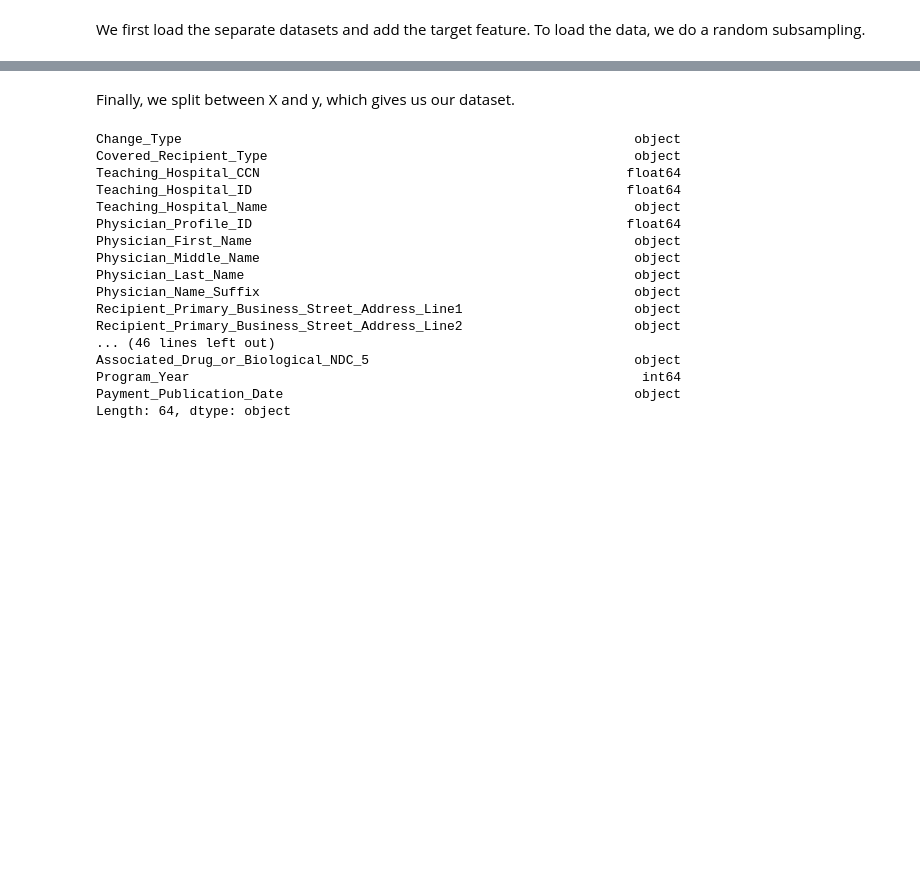
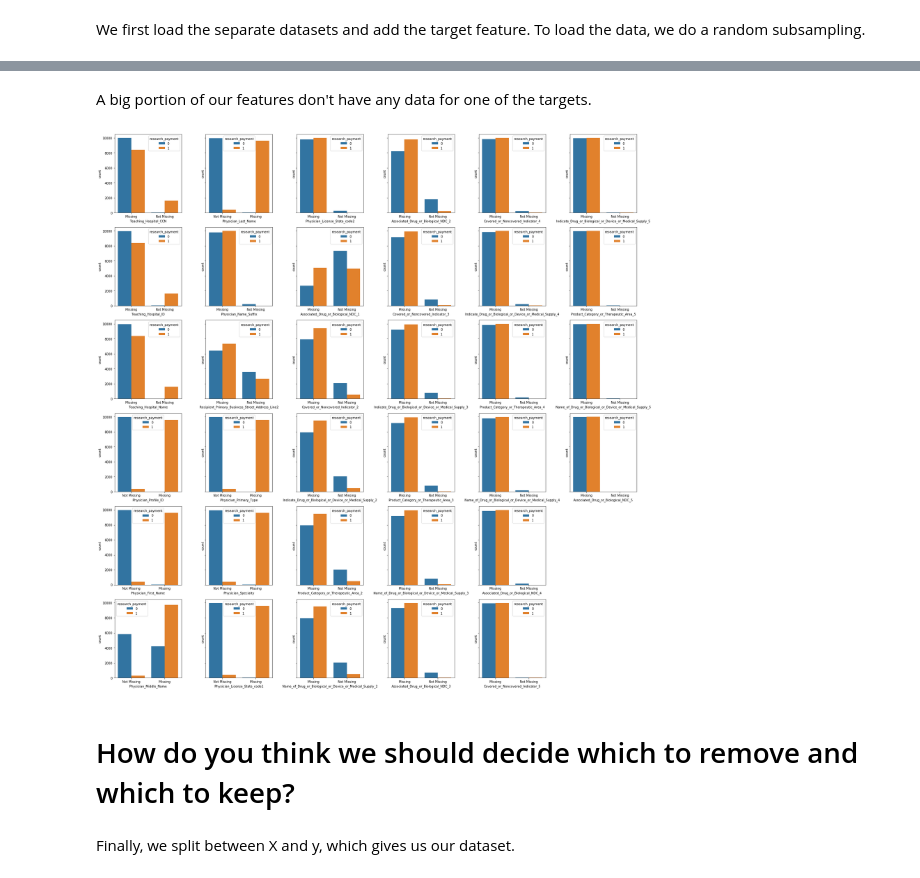
Before and after one commit to aml-spring-19/medical_payment_classification, a Jupyter notebook: HW3.ipynb, the cells around one changed output, grey strips where cells are left out. Saved outputs shown, nothing was run; the diff lists cells and outputs as text; code cells hidden in the pictures; blank space fills up the shorter version.

```diff
--- a/HW3.ipynb
+++ b/HW3.ipynb
@@ -75,25 +125,38 @@ df = pd.concat([gen, res], join='inner')
+# %%
+cols_drop.remove('Recipient_Country')
+cols_drop.remove('Dispute_Status_for_Publication')
+df.drop(cols_drop, axis=1, inplace=True)
+# %% [markdown]
+A big portion of our features don't have any data for one of the targets.
+# %%
+df_missing = df.copy()
+for c in df_missing.columns[:-1]:
+    df_missing[c] = np.where(df_missing[c].isnull(), 'Missing', 'Not Missing')
+
+fig, ax = plt.subplots(6, 6, figsize = (25, 25), sharey='row')
+# axis indicators
+i = 0
+j = 0
+
+for v in df_missing.columns.values[:-1]:
+    if df_missing[df_missing[v] == 'Missing'].shape[0] > (df_missing.shape[0] / 4):
+        sns.countplot(v, hue='research_payment', data = df_missing, ax=ax[i,j])
+
+        # increment axis
+        i += 1
+        if i == 6: j += 1; i = 0
+
+
+fig.delaxes(ax[5,5])
+fig.delaxes(ax[4,5])
+plt.tight_layout()
+plt.show()
+# %% [output]
+[figure, added]
+# %% [markdown]
+# How do you think we should decide which to remove and which to keep?
 # %% [markdown]
 Finally, we split between X and y, which gives us our dataset.
 # %%
 X = df.drop('research_payment', axis=1)
 y = df['research_payment']
-# %%
-X.dtypes
-# %% [output]
-Change_Type                                                          object
-Covered_Recipient_Type                                               object
-Teaching_Hospital_CCN                                               float64
-Teaching_Hospital_ID                                                float64
-Teaching_Hospital_Name                                               object
-Physician_Profile_ID                                                float64
-Physician_First_Name                                                 object
-Physician_Middle_Name                                                object
-Physician_Last_Name                                                  object
-Physician_Name_Suffix                                                object
-Recipient_Primary_Business_Street_Address_Line1                      object
-Recipient_Primary_Business_Street_Address_Line2                      object
-... (46 lines left out)
-Associated_Drug_or_Biological_NDC_5                                  object
-Program_Year                                                          int64
-Payment_Publication_Date                                             object
-Length: 64, dtype: object
```
Also changed, not shown: parts of 14 cells of this notebook.
